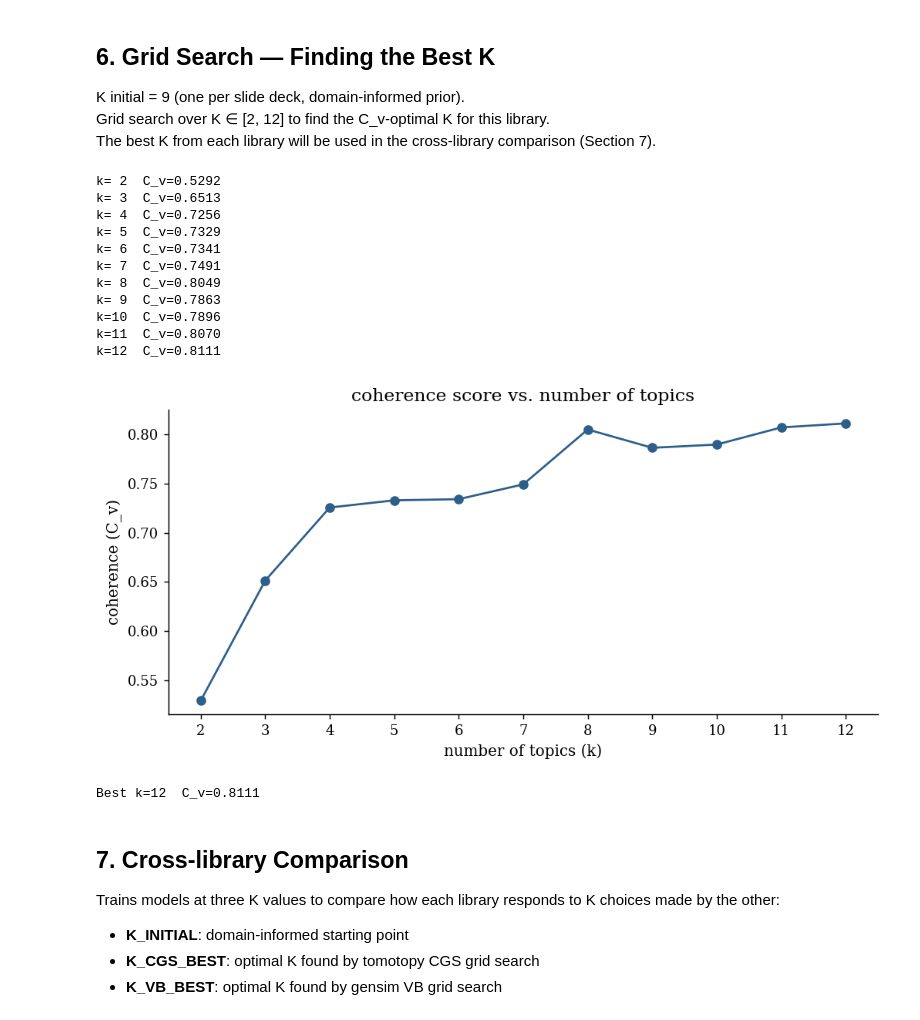
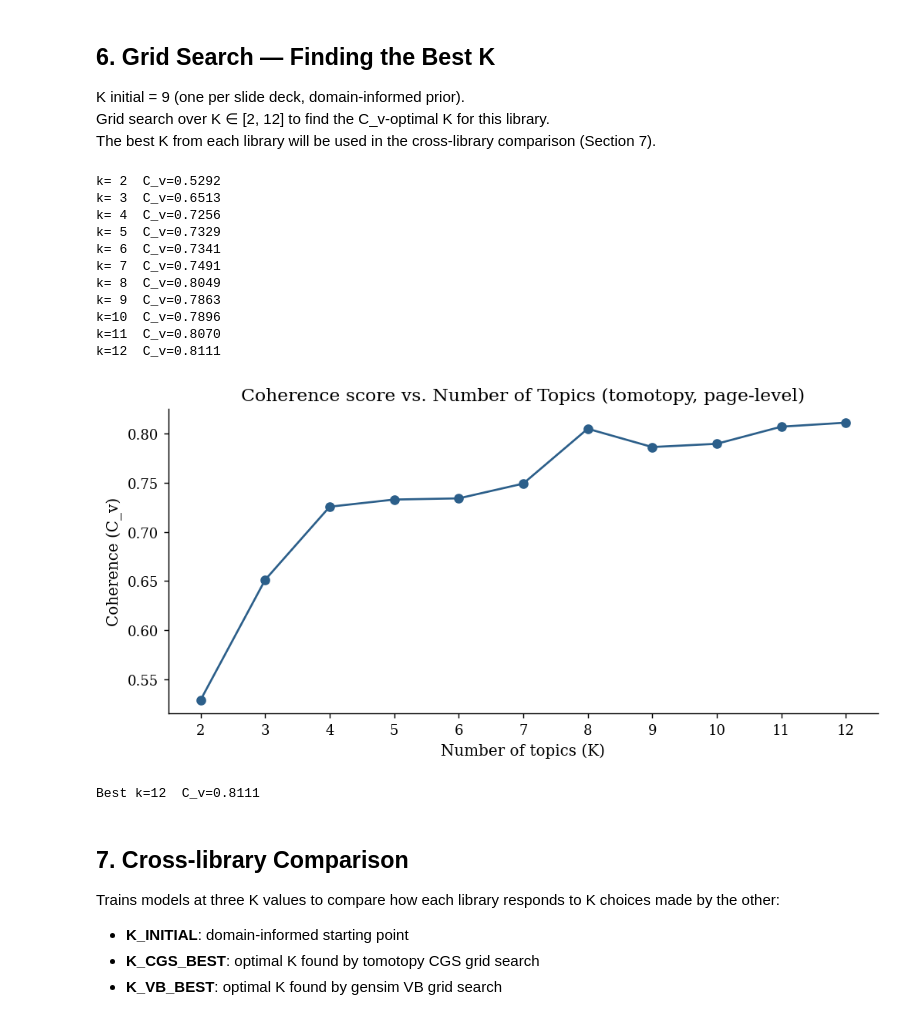
Before and after one commit to lcopolillo/MIGThesis-126735, a Jupyter notebook: src/notebooks/lda-page-cgs.ipynb, the cells around one changed output. Saved outputs shown, nothing was run; the diff lists cells and outputs as text; code cells hidden in the pictures.

Commit message:
(update): clean outputs and images

```diff
--- a/src/notebooks/lda-page-cgs.ipynb
+++ b/src/notebooks/lda-page-cgs.ipynb
@@ -295,37 +292,37 @@ for k in TOPIC_RANGE:
     for token_list in train_texts:
         m.add_doc(token_list)
     m.train(0)
     m.train(ITERATIONS, workers=1)
     cv = Coherence(m, coherence='c_v').get_score()
     results.append({'k': k, 'coherence_cv': round(cv, 4)})
     print(f'k={k:2d}  C_v={cv:.4f}')
 
 results_df = pd.DataFrame(results)
 
 fig, ax = plt.subplots(figsize=(8, 4))
 ax.plot(results_df['k'], results_df['coherence_cv'], marker='o', color=PALETTE[0])
-ax.set_xlabel('number of topics (k)')
-ax.set_ylabel('coherence (C_v)')
-ax.set_title('coherence score vs. number of topics')
+ax.set_xlabel('Number of topics (K)')
+ax.set_ylabel('Coherence (C_v)')
+ax.set_title('Coherence score vs. Number of Topics (tomotopy, page-level)')
 ax.set_xticks(list(TOPIC_RANGE))
 plt.tight_layout()
 plt.show()
 
 best = results_df.loc[results_df['coherence_cv'].idxmax()]
 print(f'\nBest k={int(best.k)}  C_v={best.coherence_cv}')
 # %% [output]
 k= 2  C_v=0.5292
 k= 3  C_v=0.6513
 k= 4  C_v=0.7256
 k= 5  C_v=0.7329
 k= 6  C_v=0.7341
 k= 7  C_v=0.7491
 k= 8  C_v=0.8049
 k= 9  C_v=0.7863
 k=10  C_v=0.7896
 k=11  C_v=0.8070
 k=12  C_v=0.8111
-[figure, old version]
+[figure, new version]
 Best k=12  C_v=0.8111
 # %% [markdown]
 ## 7. Cross-library Comparison
```
Also changed, not shown: parts of 4 cells of this notebook, 3 other files.
